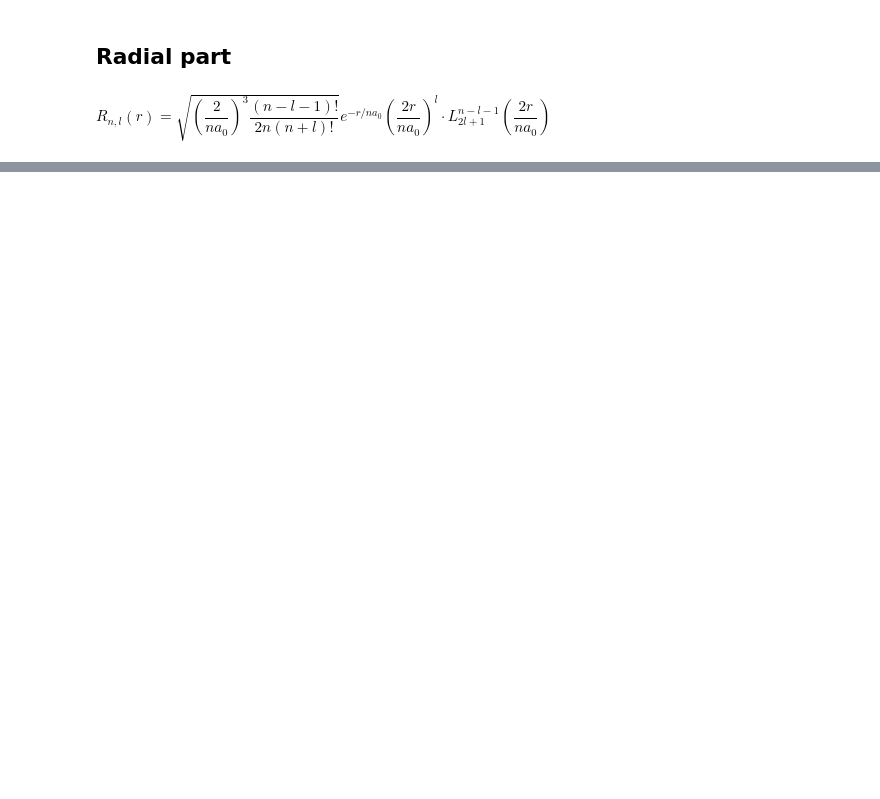
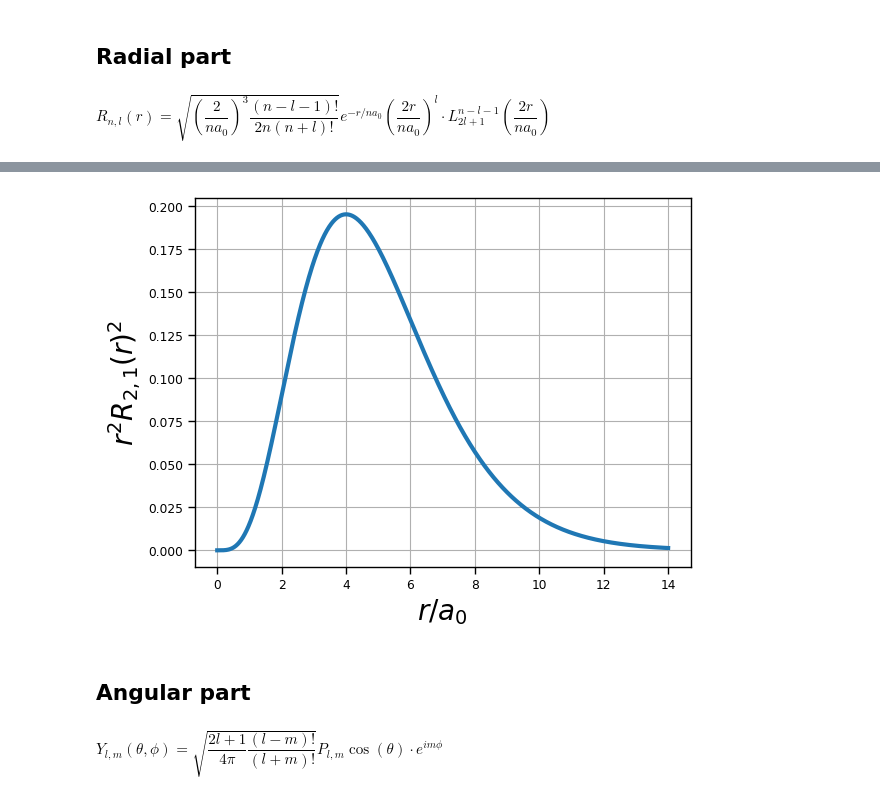
Before and after one commit to KemalOenen/physics-3-lecture, a Jupyter notebook: Blatt 9/Hydrogen.ipynb, the cells around one changed output, grey strips where cells are left out. Drawn from its saved outputs; the diff is of its cells as text; code cells hidden in the pictures; blank space fills up the shorter version.

```diff
--- a/Blatt 9/Hydrogen.ipynb
+++ b/Blatt 9/Hydrogen.ipynb
@@ -44,0 +68,22 @@ plt.grid('True')
+# %%
+sns.set_context("paper")
+
+r = np.linspace(0,14,1000)
+
+R = Psi_R(r,n=2,l=1)
+
+plt.plot(r, R**2, lw=3)
+
+plt.xlabel('$r / a_0$',fontsize=20)
+
+plt.ylabel('$r^2 R_{2,1}(r)^2$', fontsize=20)
+
+plt.grid('True')
+
+plt.savefig("R_{2,1}(r)^2.png", dpi = 500)
+# %% [output]
+[figure, added]
+# %% [markdown]
+## Angular part
+# %% [markdown]
+$Y_{l,m}(\theta, \phi) = \sqrt{\dfrac{2l+1}{4\pi}\dfrac{(l-m)!}{(l+m)!}} P_{l,m}\cos{(\theta)} \cdot e^{im\phi} $
```
Also changed, not shown: parts of 8 cells of this notebook, 1 other file.
